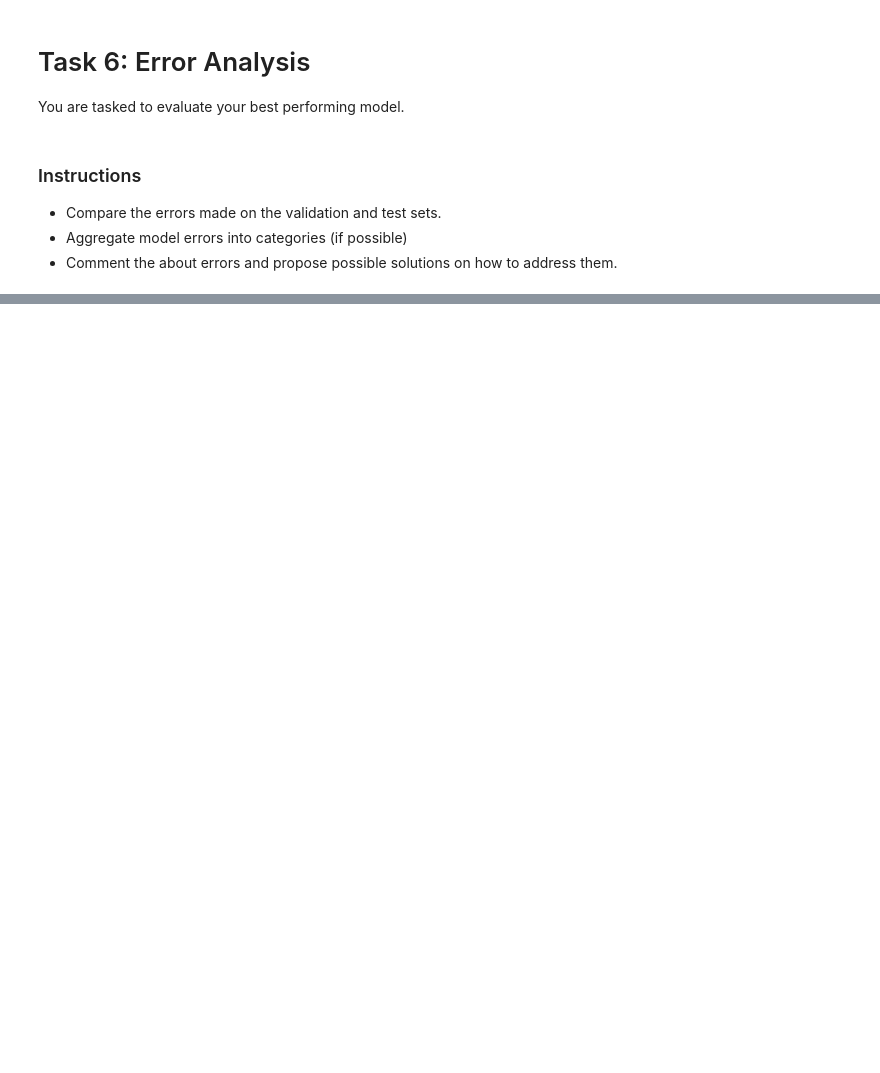
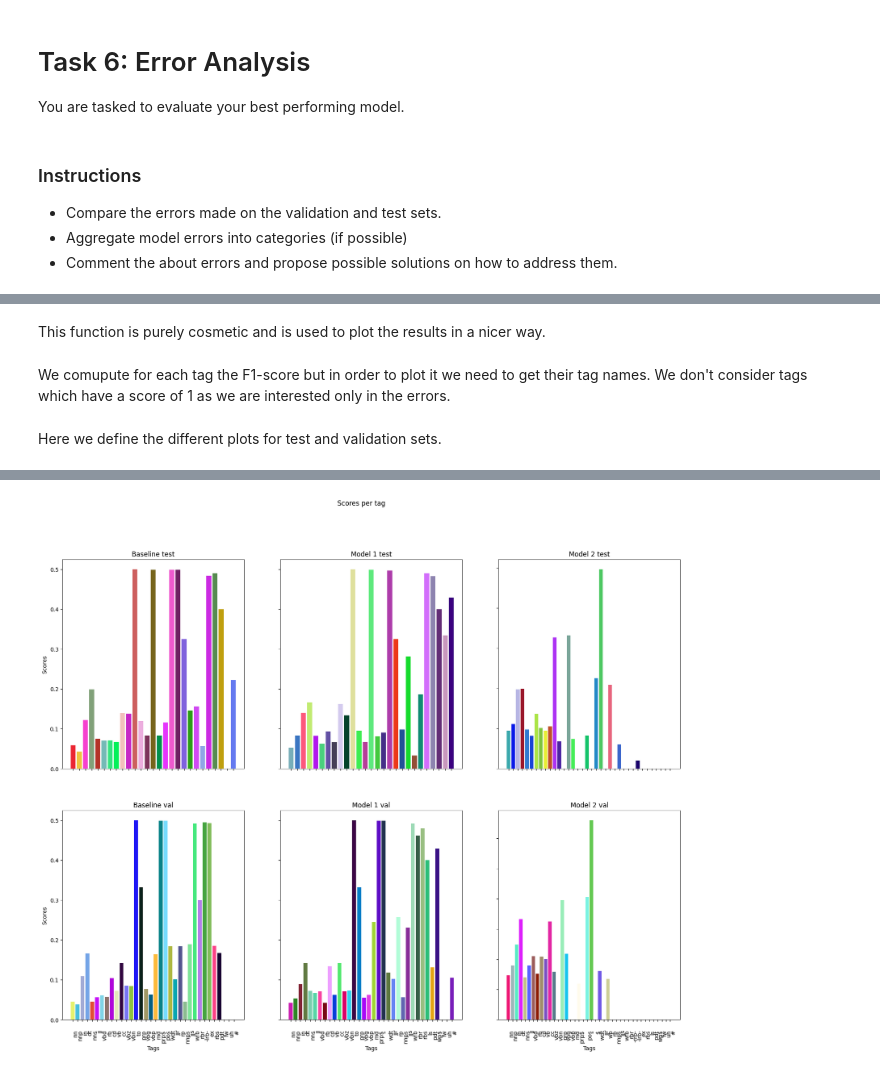
Before and after one commit to CipStr/NLProject, a Jupyter notebook: A1_v2.ipynb, the cells around one changed output, grey strips where cells are left out. Drawn from its saved outputs; the diff is of its cells as text; code cells hidden in the pictures; blank space fills up the shorter version.

Commit message:
Cleanded code + implemented some error analysis

```diff
--- a/A1_v2.ipynb
+++ b/A1_v2.ipynb
@@ -807,3 +709,3 @@ Validation accuracy: 0.8786197900772095
 # %%
-history_model1 = model1.fit(X_train, Y_train, validation_data=(X_val, Y_val), batch_size=best_model1_hyperparameters["batch_size"], epochs=10, verbose=1)
+history_model1 = model1.fit(X_train, Y_train, validation_data=(X_val, Y_val), batch_size=best_model1_hyperparameters["batch_size"], epochs=20, verbose=1)
 # %% [output]
@@ -988,0 +862,73 @@ Score for the tag wp$ is: 1.0
+# %% [markdown]
+This function is purely cosmetic and is used to plot the results in a nicer way.
+# %%
+def set_color(number_of_colors):
+    # return a random color to be used for the plot
+    color_list = []
+    for i in range(number_of_colors):
+        color_list.append("#"+''.join([random.choice('0123456789ABCDEF') for j in range(6)]))
+    return color_list
+# %% [markdown]
+We comupute for each tag the F1-score but in order to plot it we need to get their tag names. We don't consider tags which have a score of 1 as we are interested only in the errors.
+# %%
+def get_scores_tag(scores):
+    # return a list of scores and a list of tags
+    scores_tags =  {tag2idx[key]: value for key, value in scores.items()}
+    scores_tags = {key: value for key, value in scores_tags.items() if value < 1.0}
+    scores_tags =  {idx2tag[key]: value for key, value in scores_tags.items()}
+    return scores_tags
+# %% [markdown]
+Here we define the different plots for test and validation sets.
+# %%
+# Baseline model
+baseline_test_pred = baseline.predict(X_test)
+baseline_val_pred = baseline.predict(X_val)
+scores_baseline_test = score_per_tag(Y_test, baseline_test_pred)
+scores_baseline_test_tags = get_scores_tag(scores_baseline_test)
+scores_baseline_val = score_per_tag(Y_val, baseline_val_pred)
+scores_baseline_val_tags = get_scores_tag(scores_baseline_val)
+
+# Model 1
+model1_test_pred = model1.predict(X_test)
+model1_val_pred = model1.predict(X_val)
+scores_model1_test = score_per_tag(Y_test, model1_test_pred)
+scores_model1_test_tags = get_scores_tag(scores_model1_test)
+scores_model1_val = score_per_tag(Y_val, model1_val_pred)
+scores_model1_val_tags = get_scores_tag(scores_model1_val)
+
+# Model 2
+model2_test_pred = model2.predict(X_test)
+model2_val_pred = model2.predict(X_val)
+scores_model2_test = score_per_tag(Y_test, model2_test_pred)
+scores_model2_test_tags = get_scores_tag(scores_model2_test)
+scores_model2_val = score_per_tag(Y_val, model2_val_pred)
+scores_model2_val_tags = get_scores_tag(scores_model2_val)
+
+# plot in a multifigure plot the scores of the models divided by test and validation
+fig, axs = plt.subplots(2, 3, figsize=(20, 15))
+fig.suptitle('Scores per tag')
+# Baseline
+axs[0, 0].bar(scores_baseline_test_tags.keys(), scores_baseline_test_tags.values(), color=set_color(len(scores_baseline_test_tags)))
+axs[0, 0].set_title('Baseline test')
+axs[1, 0].bar(scores_baseline_val_tags.keys(), scores_baseline_val_tags.values(), color=set_color(len(scores_baseline_val_tags)))
+axs[1, 0].set_title('Baseline val')
+# Model 1
+axs[0, 1].bar(scores_model1_test_tags.keys(), scores_model1_test_tags.values(), color=set_color(len(scores_model1_test_tags)))
+axs[0, 1].set_title('Model 1 test')
+axs[1, 1].bar(scores_model1_val_tags.keys(), scores_model1_val_tags.values(), color=set_color(len(scores_model1_val_tags)))
+axs[1, 1].set_title('Model 1 val')
+# Model 2
+axs[0, 2].bar(scores_model2_test_tags.keys(), scores_model2_test_tags.values(), color=set_color(len(scores_model2_test_tags)))
+axs[0, 2].set_title('Model 2 test')
+axs[1, 2].bar(scores_model2_val_tags.keys(), scores_model2_val_tags.values(), color=set_color(len(scores_model2_val_tags)))
+axs[1, 2].set_title('Model 2 val')
+for ax in axs.flat:
+    ax.set(xlabel='Tags', ylabel='Scores')
+    # Rotate tick labels and set their alignment.
+    plt.setp(ax.get_xticklabels(), rotation=90, ha="right", rotation_mode="anchor")
+    # Distance more x labels from each other
+    ax.xaxis.set_tick_params(pad=15)
+for ax in axs.flat:
+    ax.label_outer()
+plt.show()
+# %% [output]
@@ -988,0 +941 @@ Score for the tag wp$ is: 1.0
+[figure, added]
```
Also changed, not shown: parts of 101 cells of this notebook, 3 other files.
